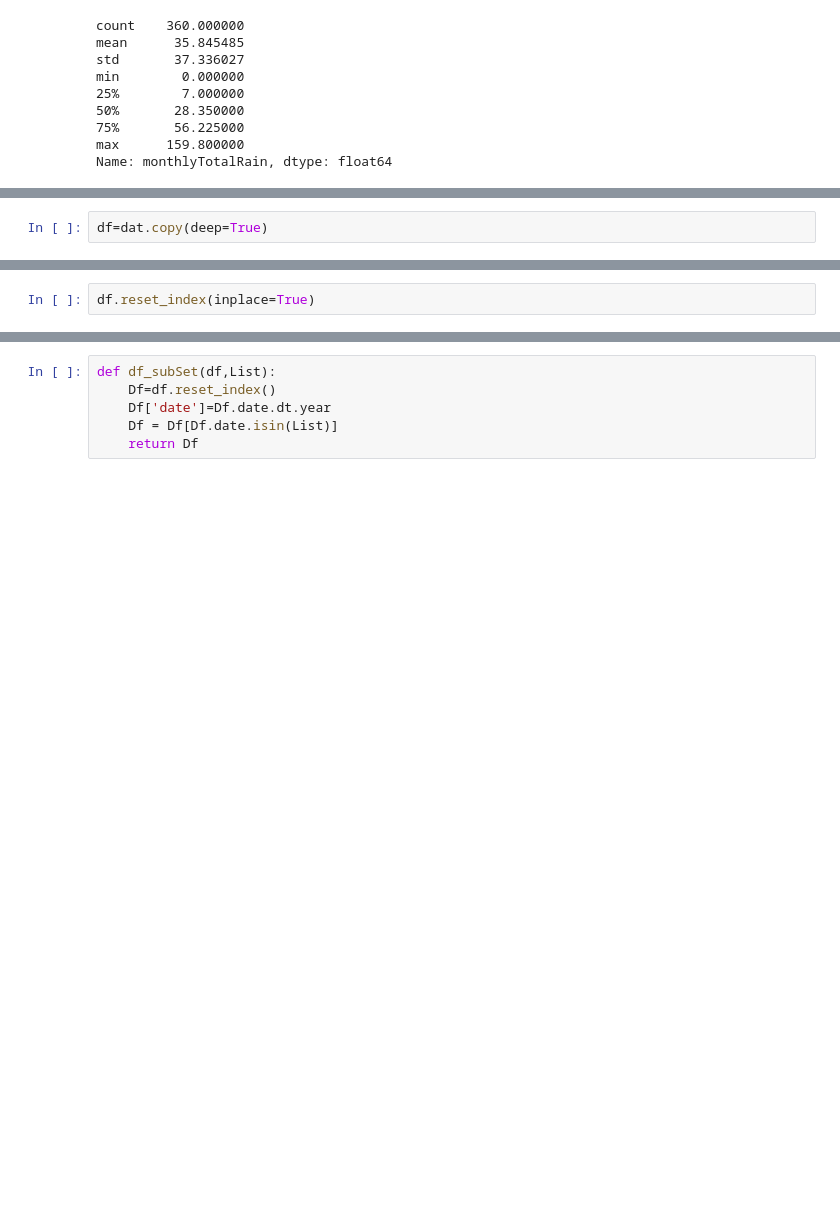
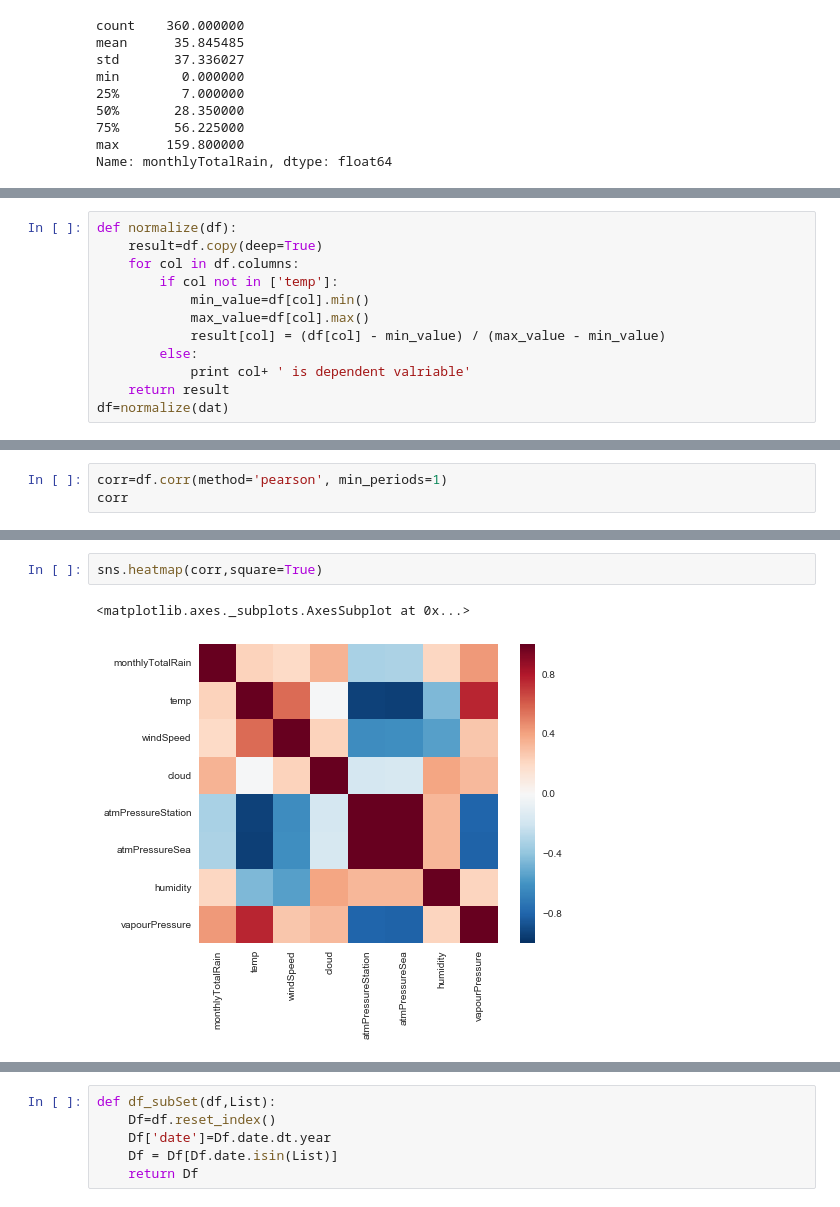
Before and after one commit to jarryJafery/python, a Jupyter notebook: pythonCodes/LahoreWeatherAnalysis.ipynb, the cells around one changed output, grey strips where cells are left out. Drawn from its saved outputs; the diff is of its cells as text; blank space fills up the shorter version.

```diff
--- a/pythonCodes/LahoreWeatherAnalysis.ipynb
+++ b/pythonCodes/LahoreWeatherAnalysis.ipynb
@@ -505,2 +480,0 @@ We are taking the copy of this dataframe to get simple visulizations first then
-# %%
-df=dat.copy(deep=True)
@@ -506,0 +504,12 @@ df=dat.copy(deep=True)
+# %%
+def normalize(df):
+    result=df.copy(deep=True)
+    for col in df.columns:
+        if col not in ['temp']:
+            min_value=df[col].min()
+            max_value=df[col].max()
+            result[col] = (df[col] - min_value) / (max_value - min_value)
+        else:
+            print col+ ' is dependent valriable'
+    return result
+df=normalize(dat)
@@ -511,2 +528,3 @@ df.shape
-# %%
-df.reset_index(inplace=True)
+# %%
+corr=df.corr(method='pearson', min_periods=1)
+corr
@@ -512,0 +541,5 @@ df.reset_index(inplace=True)
+# %%
+sns.heatmap(corr,square=True)
+# %% [output]
+<matplotlib.axes._subplots.AxesSubplot at 0x...>
+[figure, added]
```
Also changed, not shown: parts of 34 cells of this notebook.
